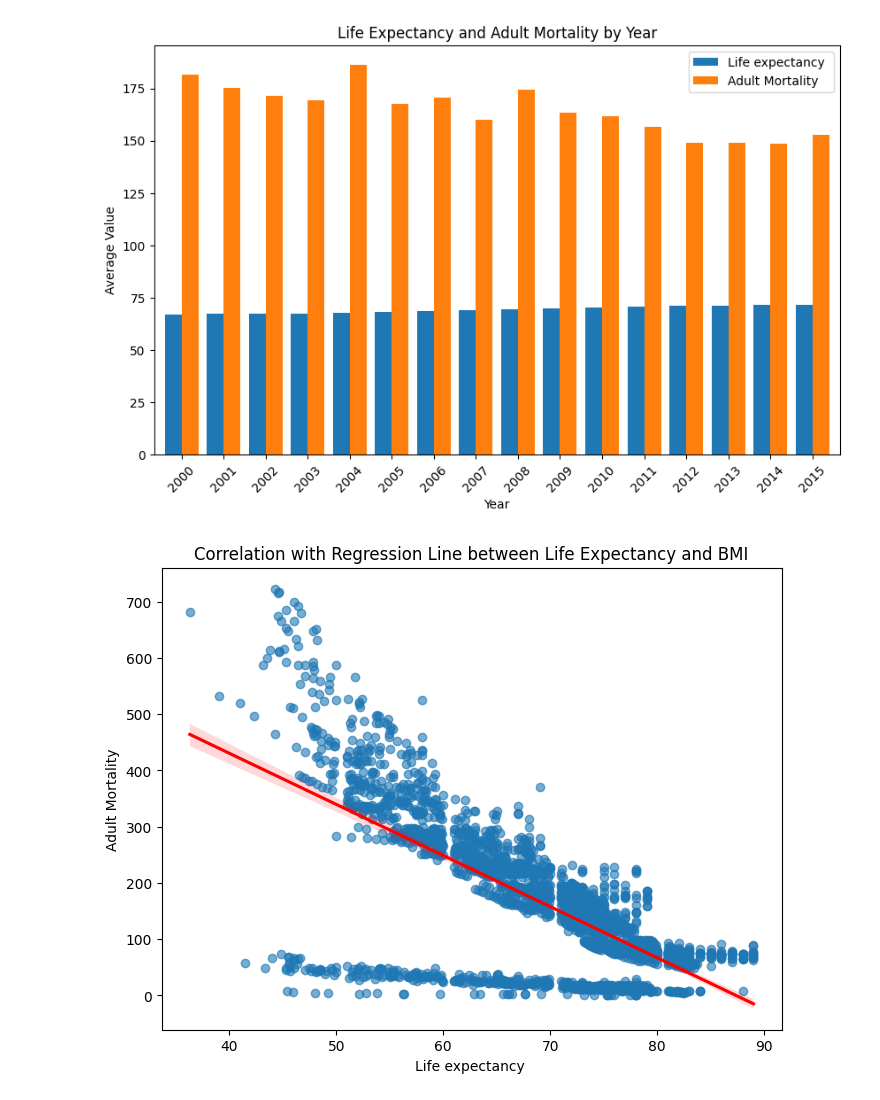
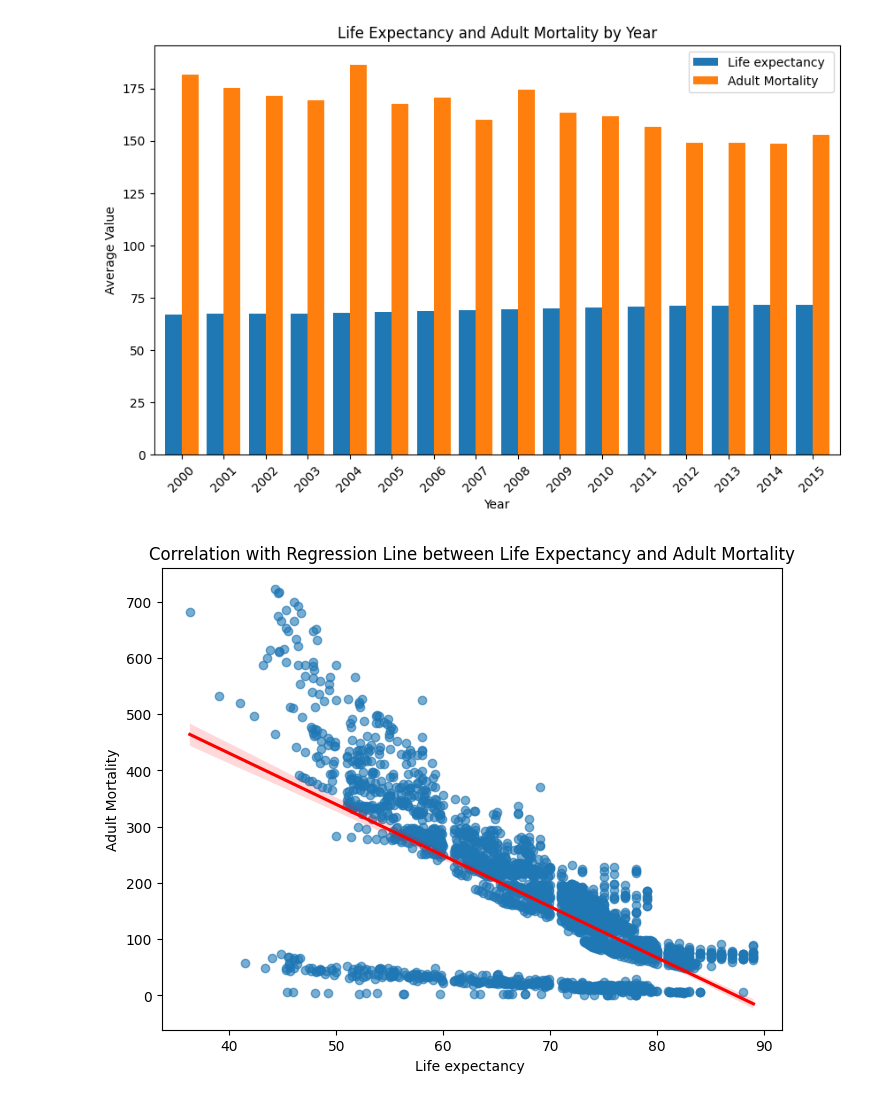
Before and after one commit to victor-duwat/Dazzle-Dash, a Jupyter notebook: notebook.ipynb, the cells around one changed output. Cells and saved outputs as stored; diff of their text form; code cells hidden in the pictures.

Commit message:
put both graph in order

```diff
--- a/notebook.ipynb
+++ b/notebook.ipynb
@@ -429,7 +429,7 @@ plt.show()
 # %%
 plt.figure(figsize=(8, 6))
 sns.regplot(x='Life expectancy ', y='Adult Mortality', data=df, scatter_kws={'alpha':0.6}, line_kws={'color':'red'})
-plt.title('Correlation with Regression Line between Life Expectancy and BMI')
+plt.title('Correlation with Regression Line between Life Expectancy and Adult Mortality')
 plt.show()
 # %% [output]
-[figure, old version]
+[figure, new version]
```
Also changed, not shown: parts of 4 cells of this notebook, 2 other files.
